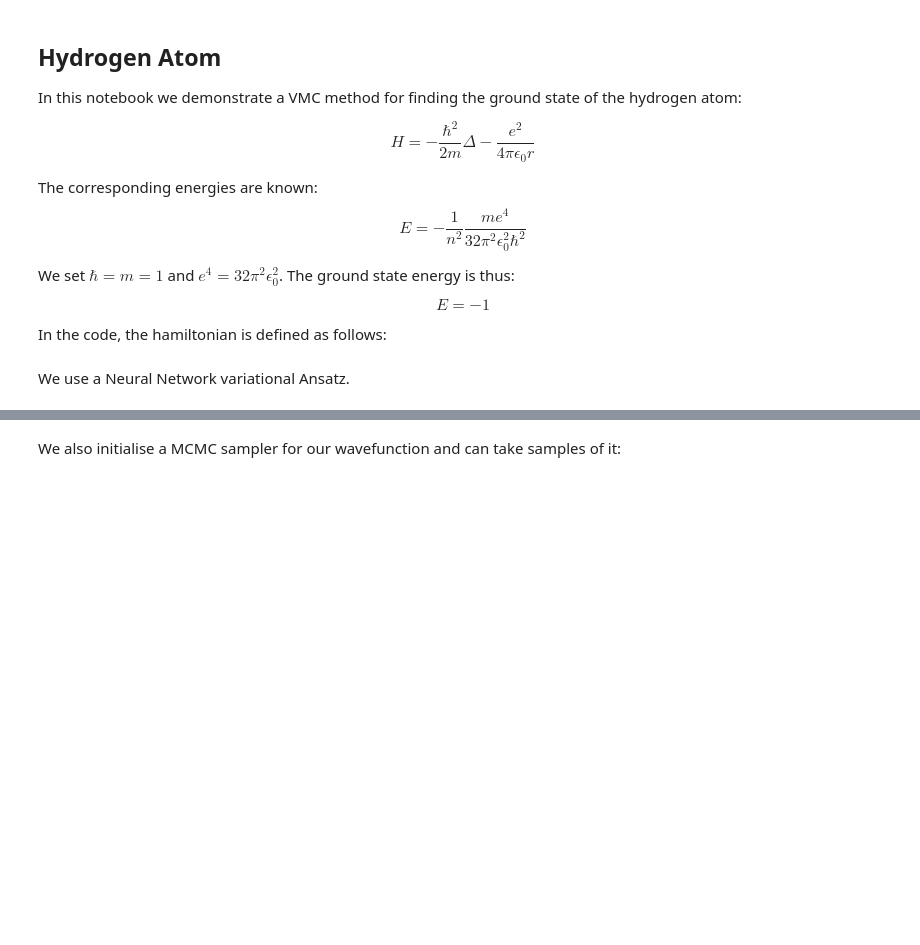
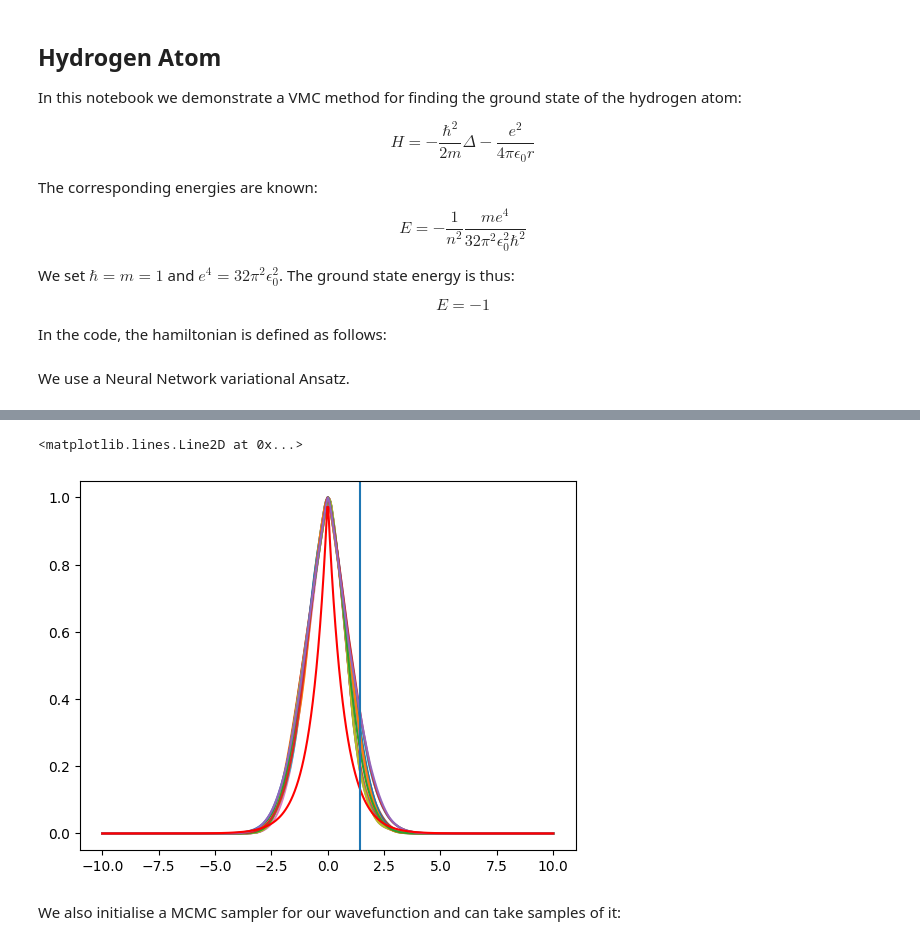
Before and after one commit to evanwonisch/NeuralQuantumStates, a Jupyter notebook: run/hydrogen.ipynb, the cells around one changed output, grey strips where cells are left out. Drawn from its saved outputs; the diff is of its cells as text; code cells hidden in the pictures; blank space fills up the shorter version.

```diff
--- a/run/hydrogen.ipynb
+++ b/run/hydrogen.ipynb
@@ -58,9 +61,10 @@ We use a Neural Network variational Ansatz.
 class NN(nn.Module):
     @nn.compact
     def __call__(self, x):
-        x = nn.Dense(1024)(x)
-        x = nn.relu(x)
+        x = nn.Dense(64)(x)
+        x = nn.relu(x + 1)
         x = nn.Dense(1)(x)
+        x = nn.sigmoid(x)
         return jnp.squeeze(x)
 # %%
 class Orbital(module.wavefunctions.Wavefunction):
@@ -73,6 +77,6 @@ class Orbital(module.wavefunctions.Wavefunction):
 
     def calc_logpsi(self, parameters, x):
         r = jnp.sqrt(jnp.sum(x**2, axis = -1))
-        return self.net.apply(parameters, x) - r**2/15
+        return self.net.apply(parameters, x)*15 - r/5
 # %%
 wavefun = Orbital()
@@ -97 +104,32 @@ parameters
    'bias': Array([0.], dtype=float32)}}}
+# %%
+def getLine(phi, theta, r_max = 10):
+    r = jnp.linspace(-r_max, r_max, num = 2000)
+    x = jnp.cos(phi)*jnp.sin(theta) * r
+    y = jnp.sin(phi)*jnp.sin(theta) * r
+    z = jnp.cos(theta) * r
+
+    return r, jnp.stack((x,y,z), axis = 1)
+
+getLine = jax.vmap(getLine, in_axes=[0,0])
+
+phi = jax.random.uniform(key, shape = (15,)) * 2 * jnp.pi
+theta = jax.random.uniform(key, shape = (15,)) * jnp.pi
+
+r, line = getLine(phi,theta)
+
+for i in range(15):
+    prob = wavefun.calc_logpsi(parameters, line[i])
+    plt.plot(r[i], jnp.exp(prob)/jnp.max(jnp.exp(prob)))
+
+
+s = np.linspace(-10, 10, num = 500)
+plt.plot(s, jnp.exp(-jnp.abs(s)*jnp.sqrt(2)), color = "red")
+# plt.yscale("log")
+
+plt.axvline(jnp.sqrt(2))
+# plt.xlim(-5, 5)
+# plt.xlim(jnp.sqrt(2)-1, jnp.sqrt(2)+1)
+# %% [output]
+<matplotlib.lines.Line2D at 0x...>
+[figure, added]
```
Also changed, not shown: parts of 13 cells of this notebook, 5 other files.
